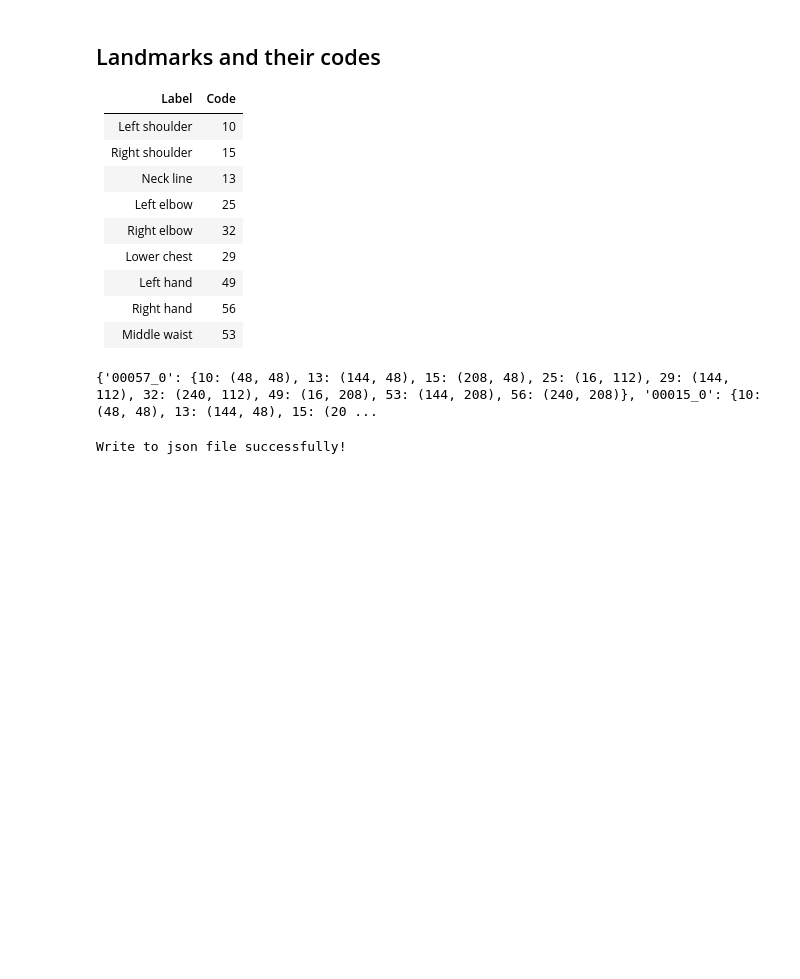
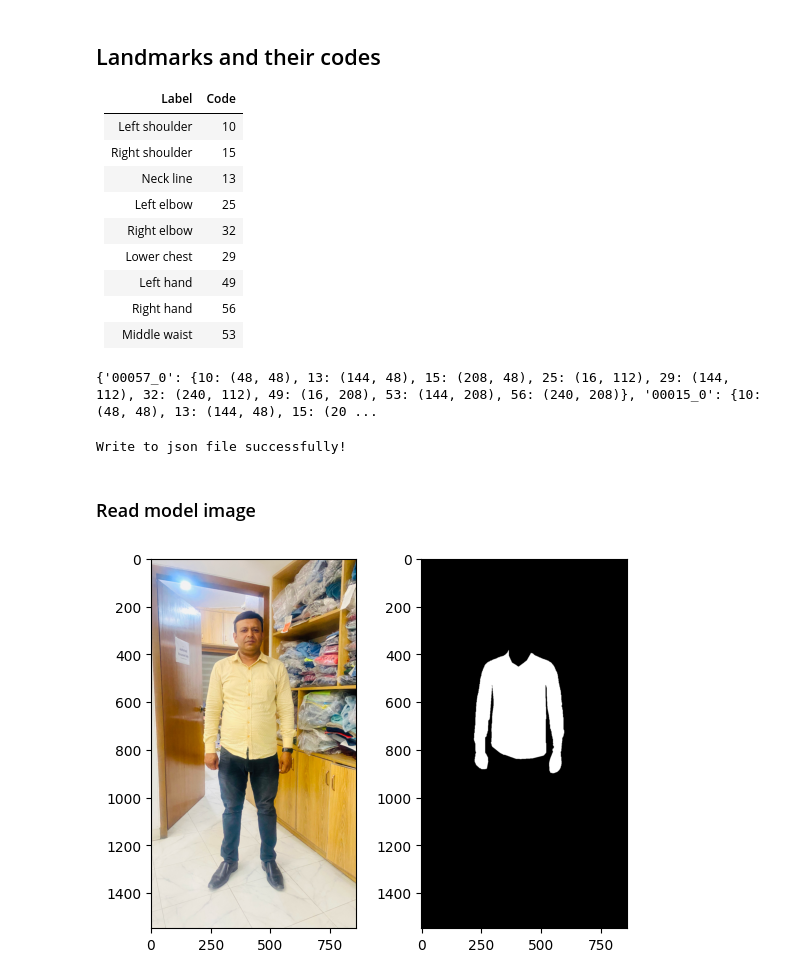
Before and after one commit to ansarker/AA, a Jupyter notebook: griding_pts.ipynb, the cells around one changed output. Cells and saved outputs as stored; diff of their text form; code cells hidden in the pictures; blank space fills up the shorter version.

```diff
--- a/griding_pts.ipynb
+++ b/griding_pts.ipynb
@@ -139,3 +140,17 @@ with open("./grid_data/jsons/clothes_landmarks.json", "w") as outfile:
 print('Write to json file successfully!')
 # %% [output]
 Write to json file successfully!
+# %% [markdown]
+### Read model image
+# %%
+model = cv2.imread(f'{root_dir}/model/12.jpg')
+model = cv2.cvtColor(model, cv2.COLOR_BGR2RGB)
+model_mask = cv2.imread(f'{root_dir}/model/person_mask.png', 0)
+
+plt.subplot(1, 2, 1)
+plt.imshow(model)
+plt.subplot(1, 2, 2)
+plt.imshow(model_mask, cmap='gray')
+plt.show()
+# %% [output]
+[figure, added]
```
Also changed, not shown: parts of 11 cells of this notebook, 7 other files.
